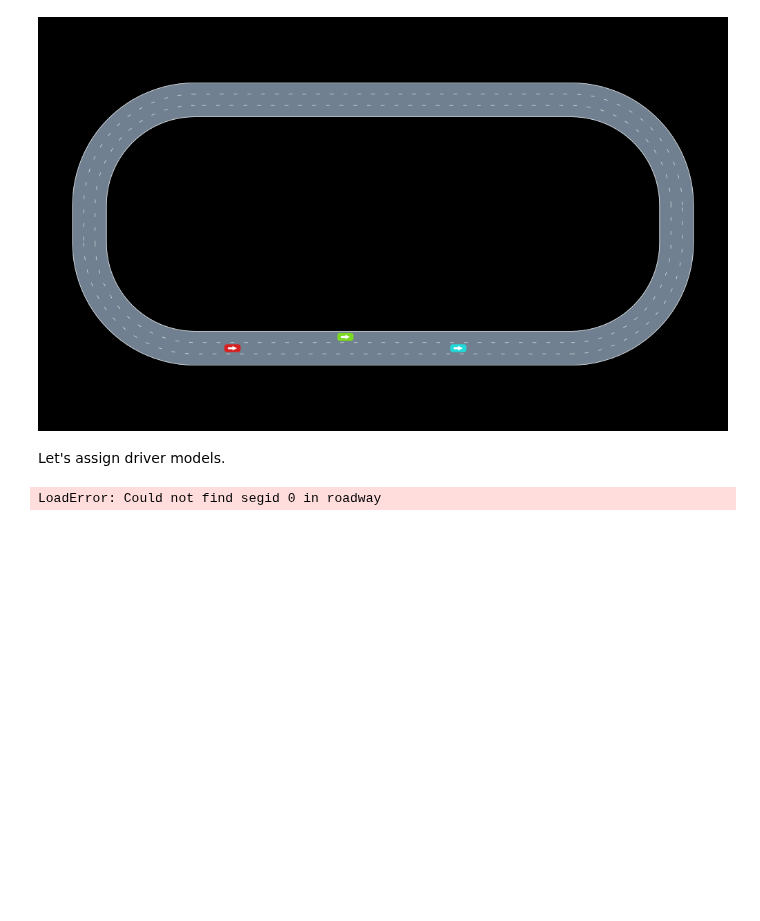
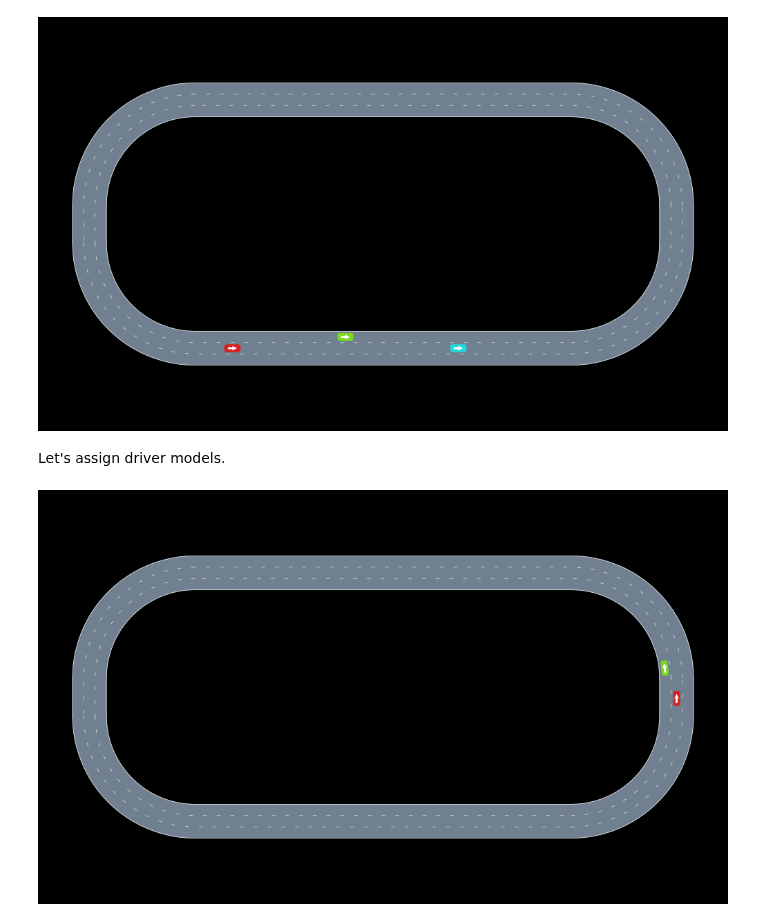
Before and after one commit to sisl/AutomotiveDrivingModels.jl, a Jupyter notebook: docs/2DStadium.ipynb, the cells around one changed output. Cells and saved outputs as stored; diff of their text form; code cells hidden in the pictures; blank space fills up the shorter version.

```diff
--- a/docs/2DStadium.ipynb
+++ b/docs/2DStadium.ipynb
@@ -38,7 +40,8 @@ push!(scene,Vehicle(VehicleState(VecSE2(40.0,0.0,0.0), roadway, 22.0), VehicleDe
 push!(scene,Vehicle(VehicleState(VecSE2(70.0,-DEFAULT_LANE_WIDTH,0.0), roadway, 27.0), VehicleDef(), 3))
 
 car_colors = get_pastel_car_colors(scene)
-render(scene, roadway, cam=FitToContentCamera(), car_colors=car_colors)
+cam = FitToContentCamera()
+render(scene, roadway, cam=cam, car_colors=car_colors)
 # %% [output]
 [figure]
 # %% [markdown]
@@ -46,19 +49,23 @@ Let's assign driver models.
 # %%
 timestep = 0.1
 
 models = Dict{Int, DriverModel}()
 models[1] = LatLonSeparableDriver( # produces LatLonAccels
         ProportionalLaneTracker(), # lateral model
         IntelligentDriverModel(), # longitudinal model
 )
 models[2] = Tim2DDriver(timestep,
         mlane = MOBIL(timestep),
     )
 models[3] = StaticDriver{AccelTurnrate, MvNormal}(MvNormal([0.0,0.0], [1.0,0.1]))
 
+set_desired_speed!(models[1], 12.0)
+set_desired_speed!(models[2], 10.0)
+set_desired_speed!(models[3],  8.0)
+
 nticks = 100
 rec = SceneRecord(nticks+1, timestep)
 simulate!(rec, scene, roadway, models, nticks)
-# render(rec[0], roadway, [CarIDOverlay()], cam=cam, canvas_height=100)
+render(rec[0], roadway, cam=cam, car_colors=car_colors)
 # %% [output]
-LoadError: Could not find segid 0 in roadway
+[figure, added]
```
Also changed, not shown: parts of 7 cells of this notebook, 6 other files.
